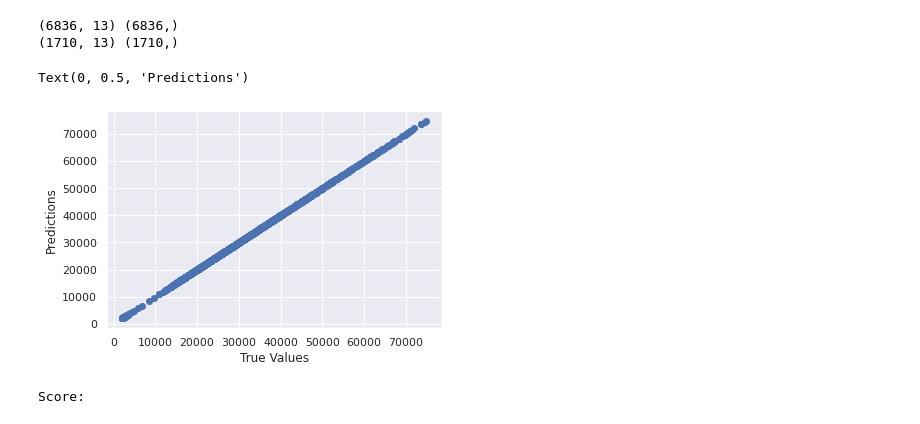
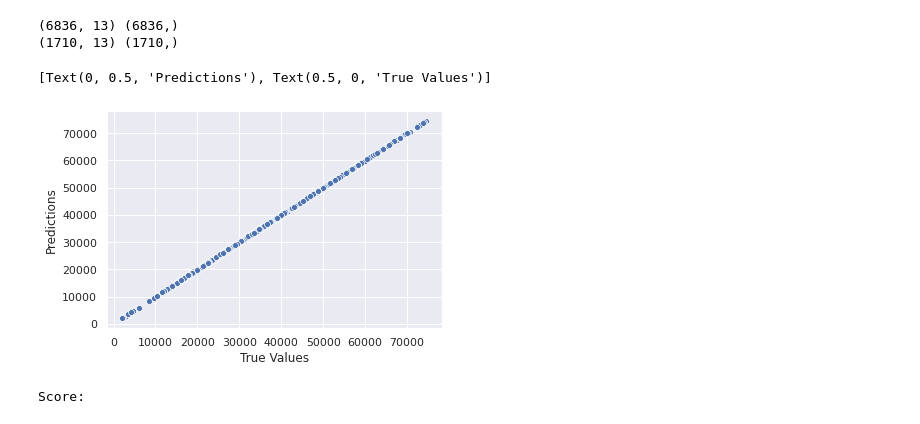
Before and after one commit to devkhetan/ML-Internship, a Jupyter notebook: ML_Internship_Project(B)_.ipynb, the cells around one changed output. Saved outputs shown, nothing was run; the diff lists cells and outputs as text; code cells hidden in the pictures.

```diff
--- a/ML_Internship_Project(B)_.ipynb
+++ b/ML_Internship_Project(B)_.ipynb
@@ -357,13 +358,12 @@ lm = linear_model.LinearRegression()
 model = lm.fit(X_train, y_train)
 predictions = lm.predict(X_test)
 # %%
-## The line / model
-plt.scatter(y_test, predictions)
-plt.xlabel('True Values')
-plt.ylabel('Predictions')
+#Plotting the Predictions
+ax=sns.scatterplot(y_test, predictions)
+ax.set(xlabel = "True Values", ylabel = "Predictions")
 # %% [output]
-Text(0, 0.5, 'Predictions')
+[Text(0, 0.5, 'Predictions'), Text(0.5, 0, 'True Values')]
-[figure, old version]
+[figure, new version]
 # %%
 print ('Score:'), model.score(X_test, y_test)
 # %% [output]
```
Also changed, not shown: parts of 3 cells of this notebook.
